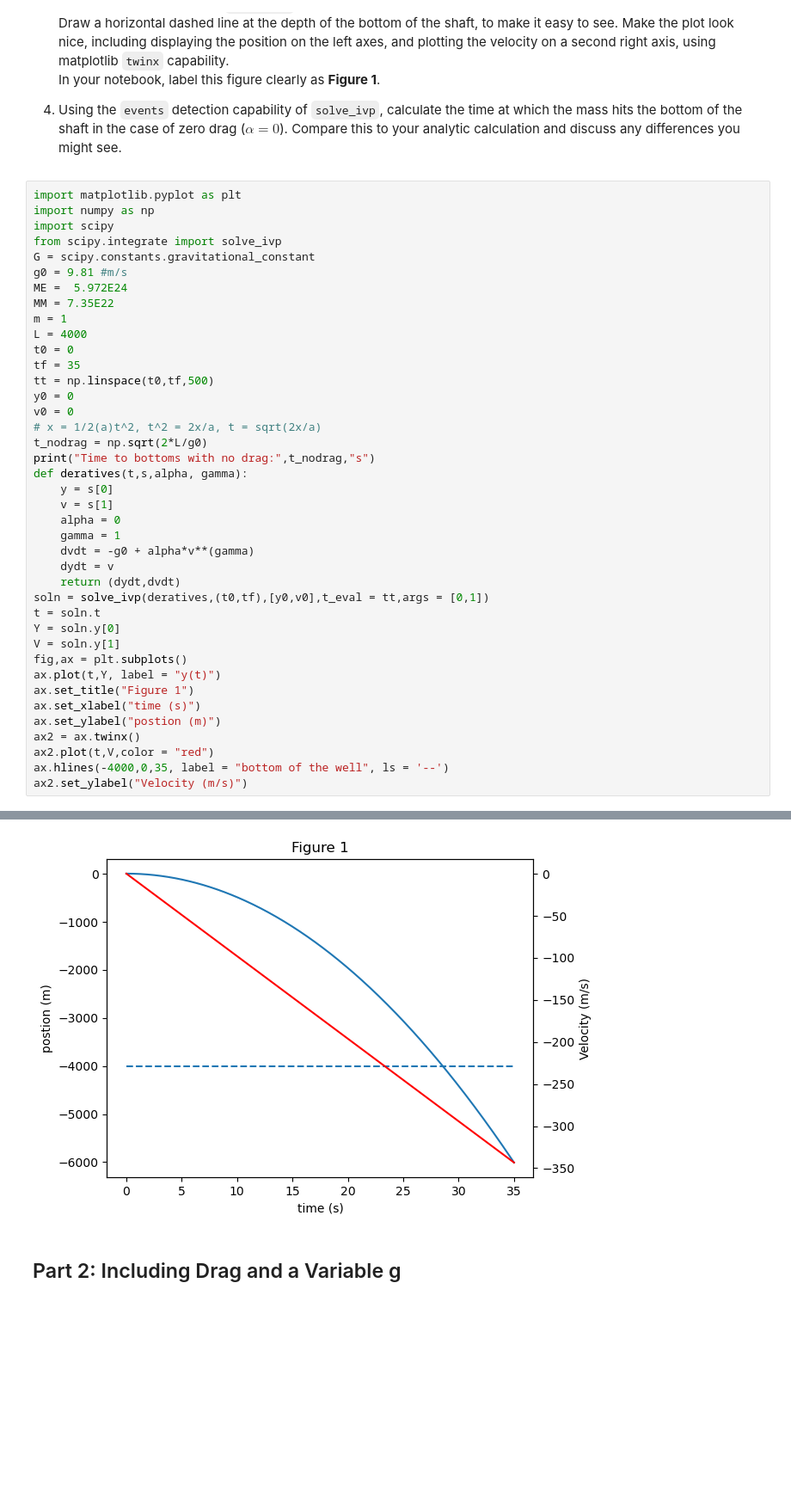
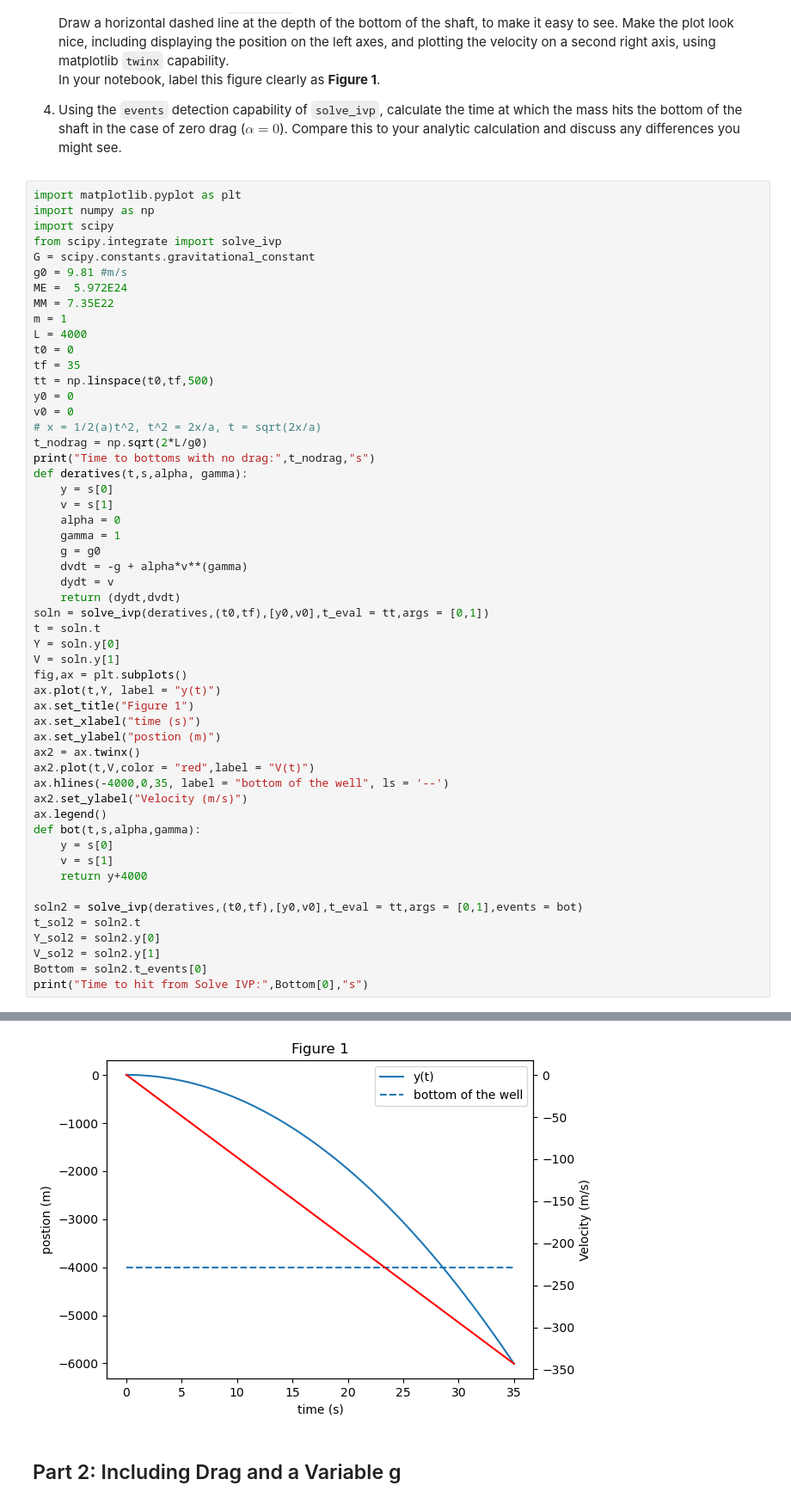
Before and after one commit to rhorton-2/PHYS265-spring26, a Jupyter notebook: Lab3/lab3.ipynb, the cells around one changed output, grey strips where cells are left out. Shown at 86% size. Drawn from its saved outputs; the diff is of its cells as text; blank space fills up the shorter version.

```diff
--- a/Lab3/lab3.ipynb
+++ b/Lab3/lab3.ipynb
@@ -88,7 +88,8 @@ def deratives(t,s,alpha, gamma):
     v = s[1]
     alpha = 0
     gamma = 1
-    dvdt = -g0 + alpha*v**(gamma)
+    g = g0
+    dvdt = -g + alpha*v**(gamma)
     dydt = v
     return (dydt,dvdt)
 soln = solve_ivp(deratives,(t0,tf),[y0,v0],t_eval = tt,args = [0,1])
@@ -101,8 +102,20 @@ ax.set_title("Figure 1")
 ax.set_xlabel("time (s)")
 ax.set_ylabel("postion (m)")
 ax2 = ax.twinx()
-ax2.plot(t,V,color = "red")
+ax2.plot(t,V,color = "red",label = "V(t)")
 ax.hlines(-4000,0,35, label = "bottom of the well", ls = '--')
 ax2.set_ylabel("Velocity (m/s)")
+ax.legend()
+def bot(t,s,alpha,gamma):
+    y = s[0]
+    v = s[1]
+    return y+4000
+
+soln2 = solve_ivp(deratives,(t0,tf),[y0,v0],t_eval = tt,args = [0,1],events = bot)
+t_sol2 = soln2.t
+Y_sol2 = soln2.y[0]
+V_sol2 = soln2.y[1]
+Bottom = soln2.t_events[0]
+print("Time to hit from Solve IVP:",Bottom[0],"s")
 # %% [output]
 Time to bottoms with no drag: 28.55686245854129 s
@@ -110,4 +123,4 @@ Text(0, 0.5, 'Velocity (m/s)')
-[figure, old version]
+[figure, new version]
 # %% [markdown]
 ## Part 2: Including Drag and a Variable g
 # %% [markdown]
```
Also changed, not shown: parts of 3 cells of this notebook.
